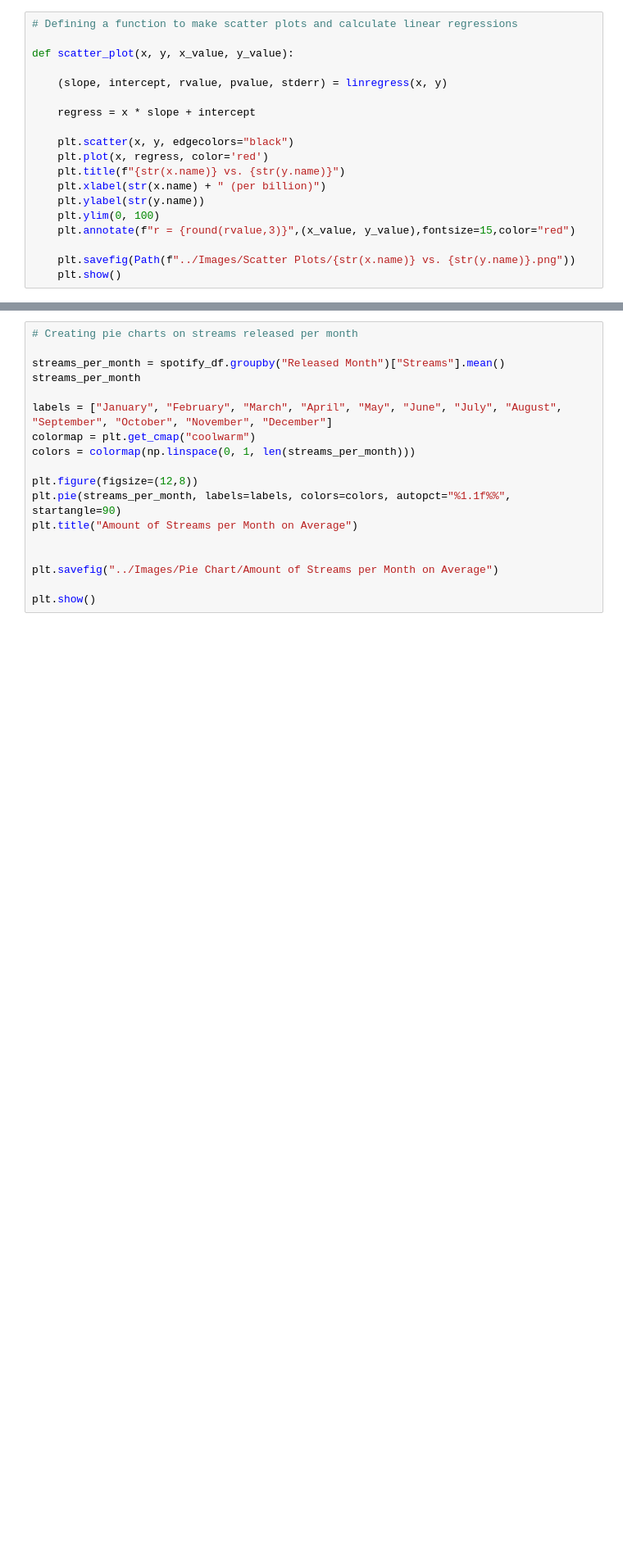
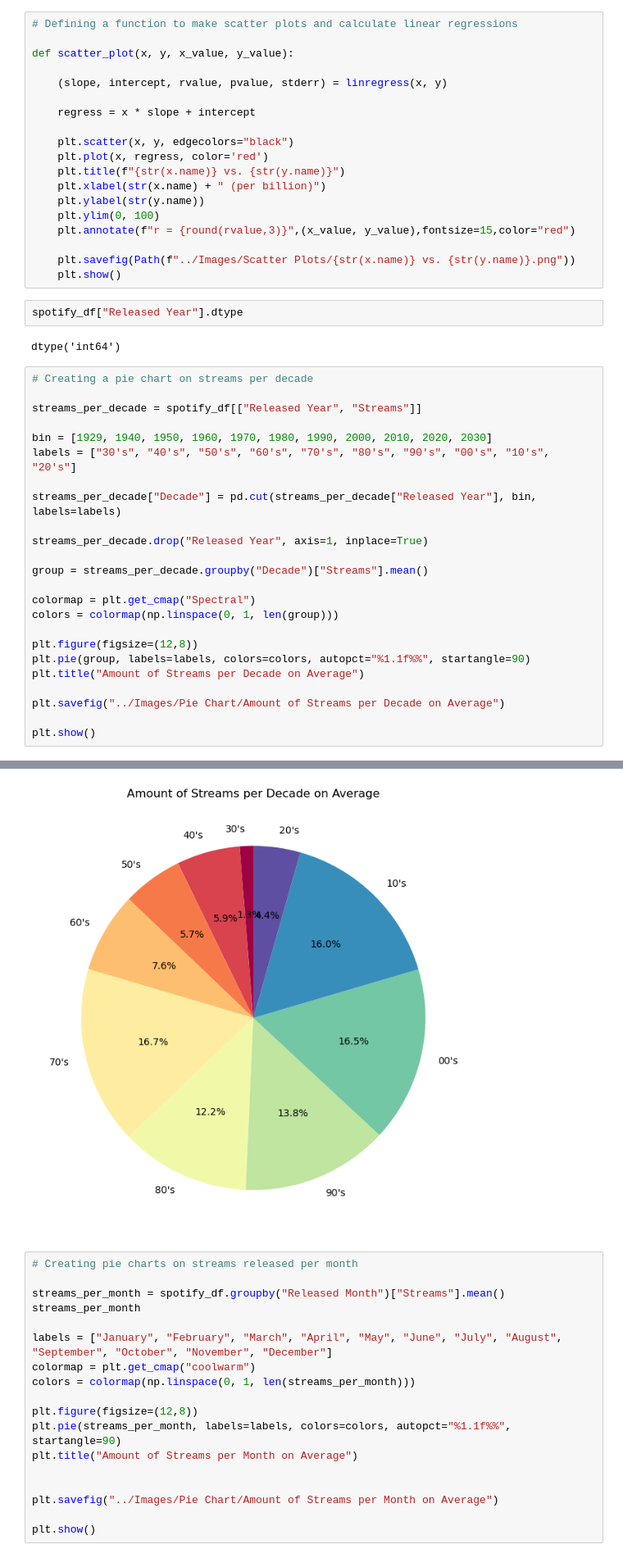
Before and after one commit to JustinS25/Project_4, a Jupyter notebook: Notebooks/visualizations.ipynb, the cells around one changed output, grey strips where cells are left out. Shown at 82% size. Cells and saved outputs as stored; diff of their text form; blank space fills up the shorter version.

Commit message:
updating images and readme

```diff
--- a/Notebooks/visualizations.ipynb
+++ b/Notebooks/visualizations.ipynb
@@ -81,3 +81,32 @@ def scatter_plot(x, y, x_value, y_value):
 
     plt.savefig(Path(f"../Images/Scatter Plots/{str(x.name)} vs. {str(y.name)}.png"))
     plt.show()
+# %%
+spotify_df["Released Year"].dtype
+# %% [output]
+dtype('int64')
+# %%
+# Creating a pie chart on streams per decade
+
+streams_per_decade = spotify_df[["Released Year", "Streams"]]
+
+bin = [1929, 1940, 1950, 1960, 1970, 1980, 1990, 2000, 2010, 2020, 2030]
+labels = ["30's", "40's", "50's", "60's", "70's", "80's", "90's", "00's", "10's", "20's"]
+
+streams_per_decade["Decade"] = pd.cut(streams_per_decade["Released Year"], bin, labels=labels)
+
+streams_per_decade.drop("Released Year", axis=1, inplace=True)
+
+group = streams_per_decade.groupby("Decade")["Streams"].mean()
+
+colormap = plt.get_cmap("Spectral")
+colors = colormap(np.linspace(0, 1, len(group)))
+
+plt.figure(figsize=(12,8))
+plt.pie(group, labels=labels, colors=colors, autopct="%1.1f%%", startangle=90)
+plt.title("Amount of Streams per Decade on Average")
+
+plt.savefig("../Images/Pie Chart/Amount of Streams per Decade on Average")
+
+plt.show()
+# %% [output]
@@ -84,3 +122,4 @@ def scatter_plot(x, y, x_value, y_value):
+[figure, added]
 # %%
 # Creating pie charts on streams released per month
 
```
Also changed, not shown: parts of 1 cell of this notebook, 2 other files.
